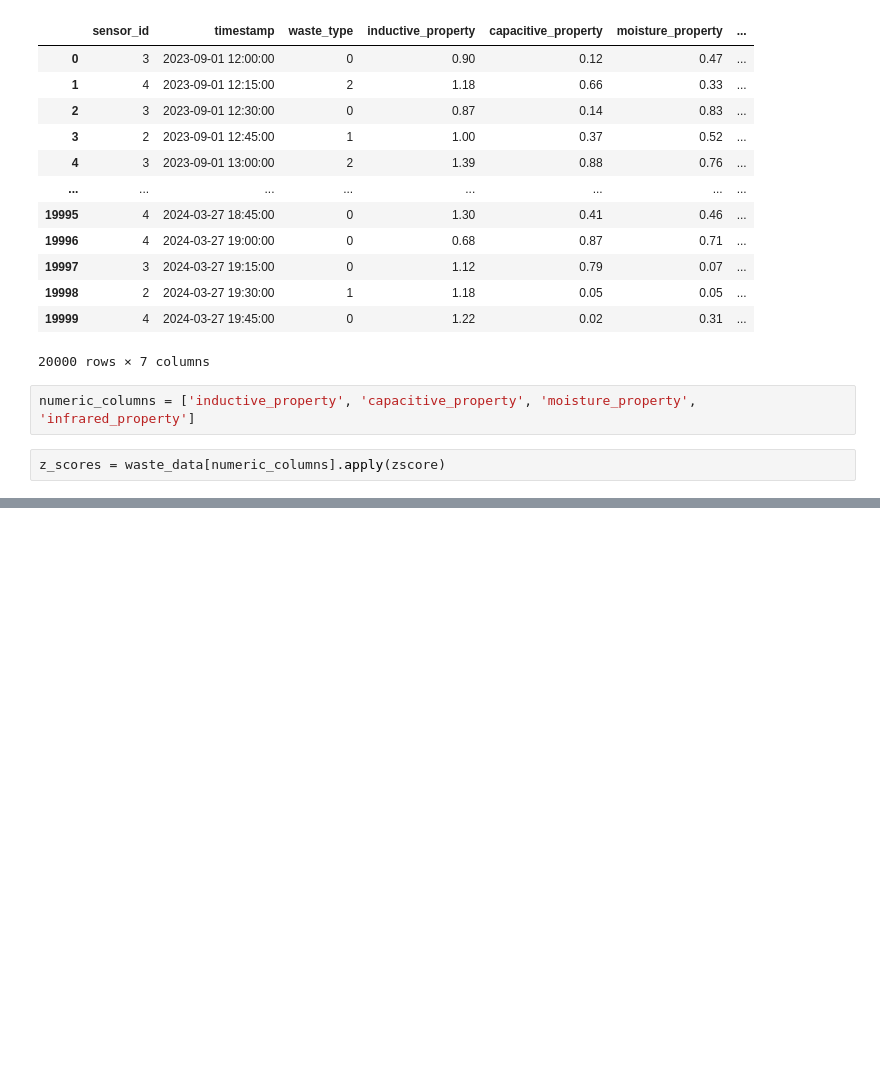
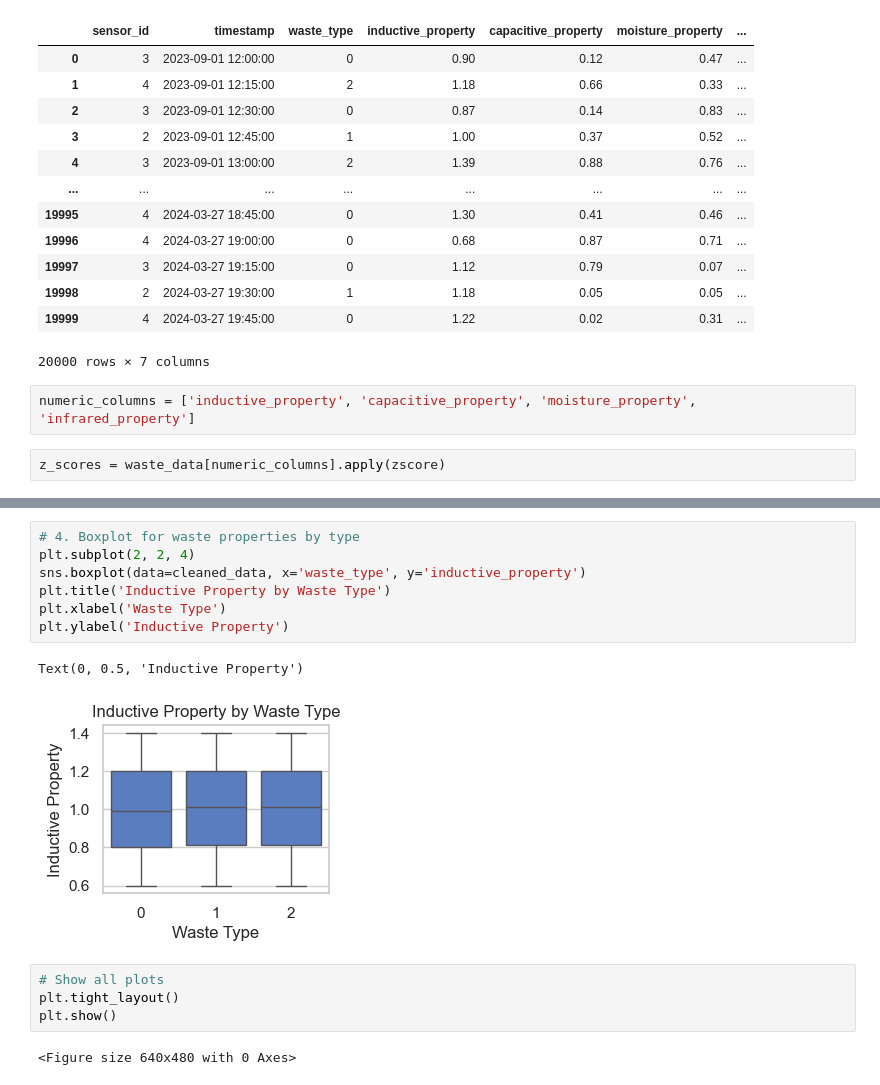
Before and after one commit to AtharvaDomale/Waste_Management_Project, a Jupyter notebook: main.ipynb, the cells around one changed output, grey strips where cells are left out. Cells and saved outputs as stored; diff of their text form; blank space fills up the shorter version.

```diff
--- a/main.ipynb
+++ b/main.ipynb
@@ -86,0 +147,16 @@ z_scores = waste_data[numeric_columns].apply(zscore)
+# %%
+# 4. Boxplot for waste properties by type
+plt.subplot(2, 2, 4)
+sns.boxplot(data=cleaned_data, x='waste_type', y='inductive_property')
+plt.title('Inductive Property by Waste Type')
+plt.xlabel('Waste Type')
+plt.ylabel('Inductive Property')
+# %% [output]
+Text(0, 0.5, 'Inductive Property')
+[figure, added]
+# %%
+# Show all plots
+plt.tight_layout()
+plt.show()
+# %% [output]
+<Figure size 640x480 with 0 Axes>
```
Also changed, not shown: parts of 10 cells of this notebook, 1 other file.
